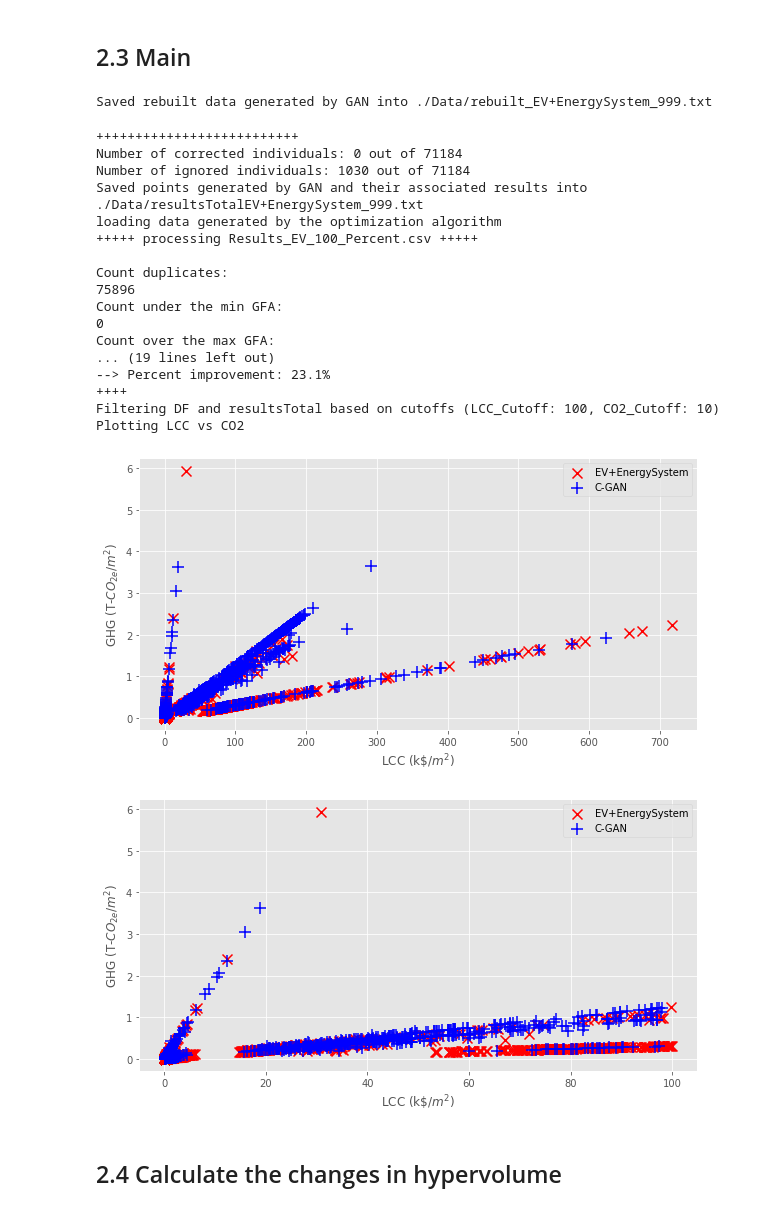
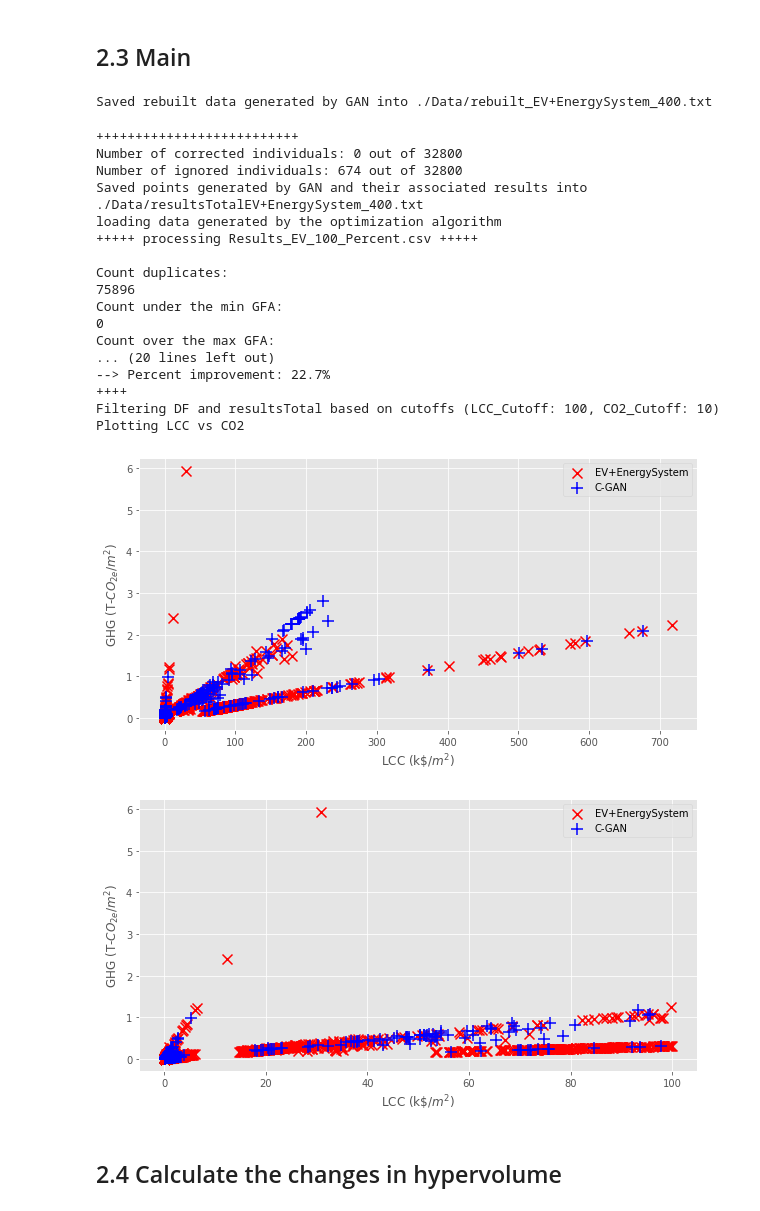
Before and after one commit to samarpreet89/100-EV-Integration, a Jupyter notebook: CGAN.ipynb, the cells around one changed output. Drawn from its saved outputs; the diff is of its cells as text; code cells hidden in the pictures.

Commit message:
Add files via upload
Best Results - 2

```diff
--- a/CGAN.ipynb
+++ b/CGAN.ipynb
@@ -811,7 +836,7 @@ if plot_only or stats_and_plot:
 
 
 if not plot_only or stats_and_plot:
-    ## FIND DUPLICATE ELEMENTS B/W The original and the synthetic individuals
+    # FIND DUPLICATE ELEMENTS B/W The original and the synthetic individuals
     if verbose: print('\n\n+++++\nFind duplicate elements b/w the original and the synthetic individuals')
     original_data = np.array(DF.iloc[:,:13])
     original_data = np.concatenate((original_data[:,:7], original_data[:,9:]),axis=1)
@@ -827,8 +852,8 @@ if not plot_only or stats_and_plot:
             duplicates.append(i)
 
     if verbose: print('Number of elements shared between the original and the synthetic data: %d'%len(duplicates))
-    # if duplicates:
-    #     print('List of elements shared between the original and the synthetic data (indices defined): %d'%len(duplicates))
+    if duplicates:
+         print('List of elements shared between the original and the synthetic data (indices defined): %d'%len(duplicates))
 
 
 
@@ -855,47 +880,47 @@ if not plot_only or stats_and_plot:
 
 if plot_only or stats_and_plot:
     # LCC vs CO2 (Filtered below the cutoff thresholds)
-    ## Filter dataframes based on max values of CO2 and LCC
+    # Filter dataframes based on max values of CO2 and LCC
     if verbose: print('++++\nFiltering DF and resultsTotal based on cutoffs (LCC_Cutoff: %d, CO2_Cutoff: %d)'%(LCC_Cutoff, CO2_Cutoff))
     DF = DF[DF[LCC_Var]/10**3 <= LCC_Cutoff]
     DF = DF[DF[CO2_Var] <= CO2_Cutoff] # Observation: with a less than $500k/m2 of LCC, no designs have CO2/m2 higher than 5 T-CO2/m2
     resultsTotal = resultsTotal[resultsTotal[:,len_of_indiv+0]/10**3 <= LCC_Cutoff]
     resultsTotal = resultsTotal[resultsTotal[:,len_of_indiv+1] <= CO2_Cutoff]
 
 
 
     if verbose: print('Plotting LCC vs CO2')
     plt.figure(figsize=(10,5))
     plt.scatter(x=DF[LCC_Var]/10**3,y=DF[CO2_Var], label=DFName, s=100, alpha=1, c=colors_rb[DFName], marker='x')
     plt.scatter(x=resultsTotal[:,len_of_indiv+0]/10**3, y=resultsTotal[:,len_of_indiv+1], label='C-GAN', s=150, alpha=1, c='blue', marker='+')
 
     plt.xlabel(r'LCC (k\$/$m^2$)')
     plt.ylabel(r'GHG (T-$CO_{2e}$/$m^2$)')
     plt.legend()
     if not os.path.isdir('Figures/'):
       os.mkdir('Figures/')
     plt.savefig('./Figures/CO2_vs_LCC'+fileNames[0]+'.png', dpi=400, bbox_inches='tight')
 # %% [output]
-Saved rebuilt data generated by GAN into ./Data/rebuilt_EV+EnergySystem_999.txt
+Saved rebuilt data generated by GAN into ./Data/rebuilt_EV+EnergySystem_400.txt
 ++++++++++++++++++++++++++
-Number of corrected individuals: 0 out of 71184
-Number of ignored individuals: 1030 out of 71184
-Saved points generated by GAN and their associated results into ./Data/resultsTotalEV+EnergySystem_999.txt
+Number of corrected individuals: 0 out of 32800
+Number of ignored individuals: 674 out of 32800
+Saved points generated by GAN and their associated results into ./Data/resultsTotalEV+EnergySystem_400.txt
 loading data generated by the optimization algorithm
 +++++ processing Results_EV_100_Percent.csv +++++
 
 Count duplicates:
 75896
 Count under the min GFA:
 0
 Count over the max GFA:
-... (19 lines left out)
---> Percent improvement: 23.1%
+... (20 lines left out)
+--> Percent improvement: 22.7%
 ++++
 Filtering DF and resultsTotal based on cutoffs (LCC_Cutoff: 100, CO2_Cutoff: 10)
 Plotting LCC vs CO2
-[figure, old version]
+[figure, new version]
-[figure, old version]
+[figure, new version]
 # %% [markdown]
 ## 2.4 Calculate the changes in hypervolume
 # %%
```
Also changed, not shown: parts of 5 cells of this notebook.
